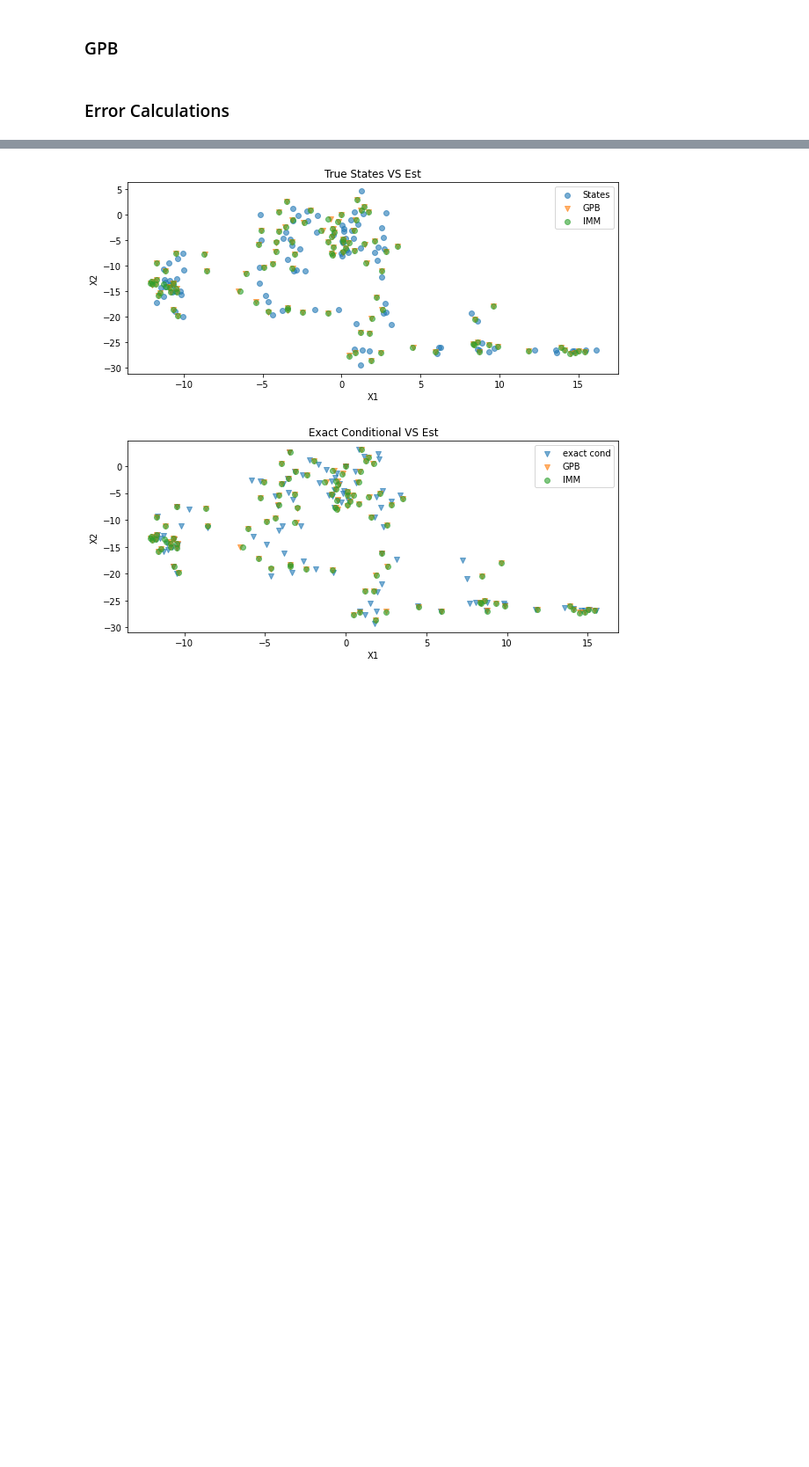
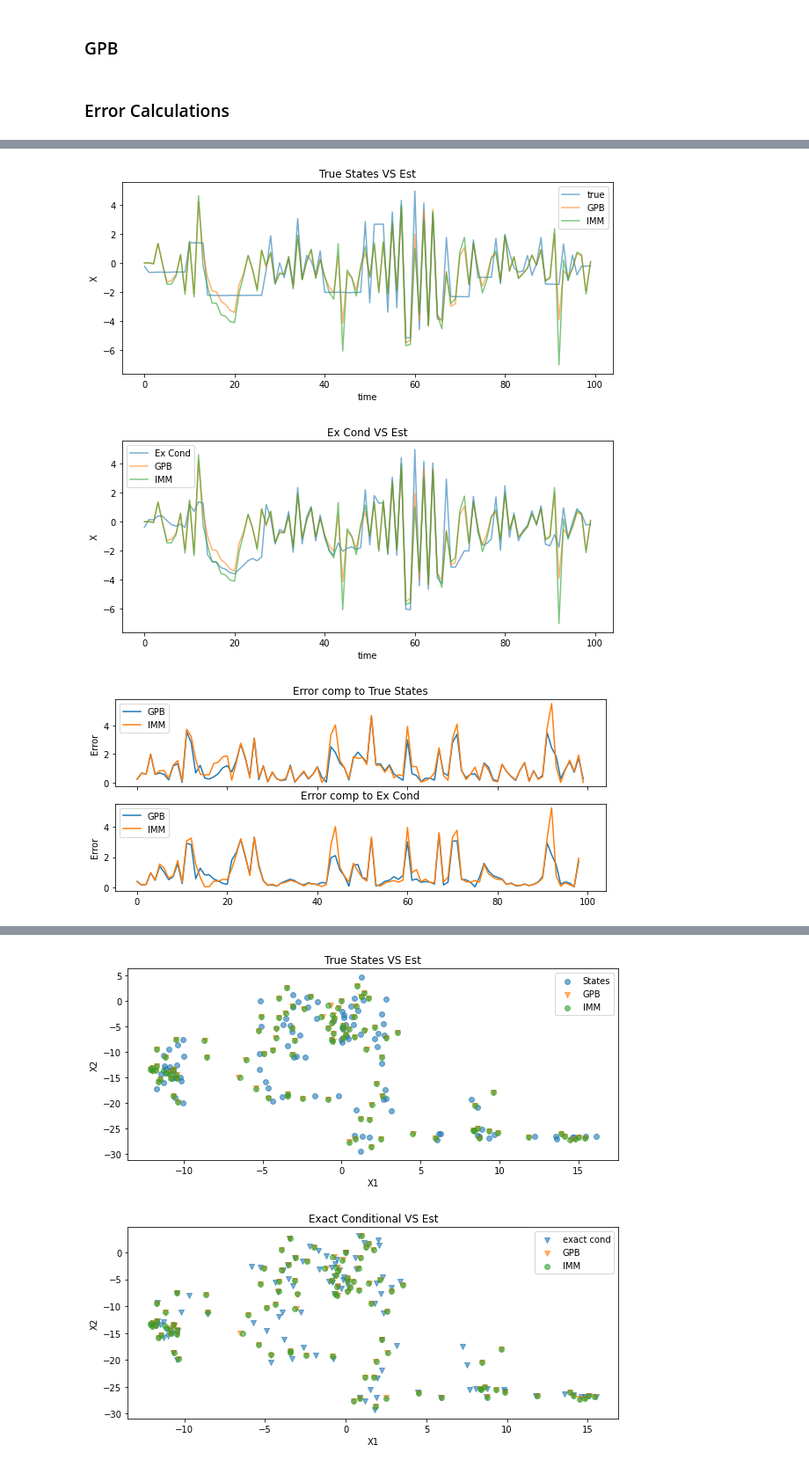
Before and after one commit to kostastsa/BayesianFiltering, a Jupyter notebook: test.ipynb, the cells around one changed output, grey strips where cells are left out. Shown at 88% size. Cells and saved outputs as stored; diff of their text form; code cells hidden in the pictures; blank space fills up the shorter version.

```diff
--- a/test.ipynb
+++ b/test.ipynb
@@ -117,16 +89,19 @@ mean_out_IMM, cov_out_IMM, weights_out_IMM = filt_slds_model.IMM(sim3.observs, i
 filt_slds_model2 = copy.deepcopy(SLDS1)
 dx_slds = filt_slds_model2.dx
 init_slds = [np.zeros(dx_slds), np.eye(dx_slds)]
-#out_slds = filt_slds_model.conditional_kalman_filter(sim3.states[0], sim3.observs, init_slds)
-mean_out_GPB, cov_out_GPB, weights_out_GPB = filt_slds_model2.GPB(5, sim3.observs, init_slds)
-#print(mean_out_GPB)
+
+R = 9
+meansGPB = np.zeros([R-1, T])
+for r in range(2,R):
+  mean_out_GPB, cov_out_GPB, weights_out_GPB = filt_slds_model2.GPB(r, sim3.observs, init_slds)
+  meansGPB[r-2] = np.squeeze(mean_out_GPB)
 # %% [markdown]
 ### Error Calculations
 # %%
 errGPB_trueStates = np.zeros(T)
 errIMM_trueStates = np.zeros(T)
-errGPB_ExCond = np.zeros(T)
-errIMM_ExCond = np.zeros(T)
+errGPB_ExCond = np.zeros(T-1)
+errIMM_ExCond = np.zeros(T-1)
 for t in range(T):
     errGPB_trueStates[t] = np.linalg.norm(mean_out_GPB[t, :] - sim3.states[1][t, :])
     errGPB_ExCond[t] = np.linalg.norm(mean_out_GPB[t, :] - out_exact_cond[0][t, :])
@@ -136,0 +114,67 @@ for t in range(T):
+# %%
+fig1, axes1 = plt.subplots(1, 1, sharex=True, figsize=(10, 4))
+p1 = axes1.plot(sim3.states[1], alpha=0.6, label="States")
+p2 = axes1.plot(mean_out_GPB, alpha=0.6, label="GPB")
+p3 = axes1.plot(mean_out_IMM, alpha=0.6, label="IMM")
+axes1.set_ylabel("X")
+axes1.set_xlabel("time")
+axes1.set_title("True States VS Est")
+axes1.legend(['true', 'GPB', 'IMM'])
+
+fig2, axes2 = plt.subplots(1, 1, sharex=True, figsize=(10, 4))
+p1 = axes2.plot(out_exact_cond[0], alpha=0.6, label="States")
+p2 = axes2.plot(mean_out_GPB, alpha=0.6, label="GPB")
+p3 = axes2.plot(mean_out_IMM, alpha=0.6, label="IMM")
+# axes2.plot(static_cond[0])
+# axes2.plot(static_cond[1])
+axes2.set_ylabel("X")
+axes2.set_xlabel("time")
+axes2.set_title("Ex Cond VS Est")
+axes2.legend(['Ex Cond', 'GPB', 'IMM','Static 0', 'Static 1'])
+
+fig3, axes3 = plt.subplots(2, 1, sharex=True, figsize=(10, 4))
+p1 = axes3[0].plot(errGPB_trueStates, label="GPB")
+p1 = axes3[0].plot(errIMM_trueStates, label="IMM")
+axes3[0].set_ylabel("Error")
+#axes3[0].set_xlabel("time")
+axes3[0].set_title("Error comp to True States")
+axes3[0].legend(["GPB", "IMM"])
+plot1 = axes3[1].plot(errGPB_ExCond, label="GPB")
+plot2 = axes3[1].plot(errIMM_ExCond, label="IMM")
+axes3[1].set_ylabel("Error")
+axes3[1].set_title("Error comp to Ex Cond")
+axes3[1].legend(["GPB", "IMM"])
+
+fig4, axes4 = plt.subplots(2, 1, sharex=True, figsize=(10, 4))
+plot1 = axes4[0].plot(weights_out_GPB)
+axes4[0].set_ylabel("Weight")
+#axes4[0].set_xlabel("time")
+axes4[0].set_title("Weights GPB")
+plot = axes4[1].plot(weights_out_IMM)
+axes4[1].set_ylabel("Weight")
+axes4[1].set_xlabel("time")
+axes4[1].set_title("Weights IMM")
+
+fig5, axes5 = plt.subplots(2, 1, sharex=True, figsize=(10, 4))
+axes5[0].plot(sim3.states[1])
+axes5[0].plot(sim3.observs)
+axes5[0].set_ylabel("x,y")
+axes5[0].set_title("Simul")
+axes5[0].legend(["states"])
+axes5[1].plot(sim3.states[0])
+axes5[1].set_ylabel("model")
+axes5[1].set_xlabel("time")
+axes5[1].set_title("True Model History")
+
+fig6, axes6 = plt.subplots(1, 1, sharex=True, figsize=(10, 4))
+axes6.plot(sim3.states[1], alpha=0.6, label="States")
+for r in range(2,R):
+  axes6.plot(meansGPB[r-2], alpha=0.6, label="GPB")
+axes6.legend(['true']+["GPB{}".format(r) for r in range(2,R)])
+
+
+plt.show()
+# %% [output]
+[figure, added]
+[figure, added]
+[figure, added]
```
Also changed, not shown: parts of 16 cells of this notebook, 3 other files.
